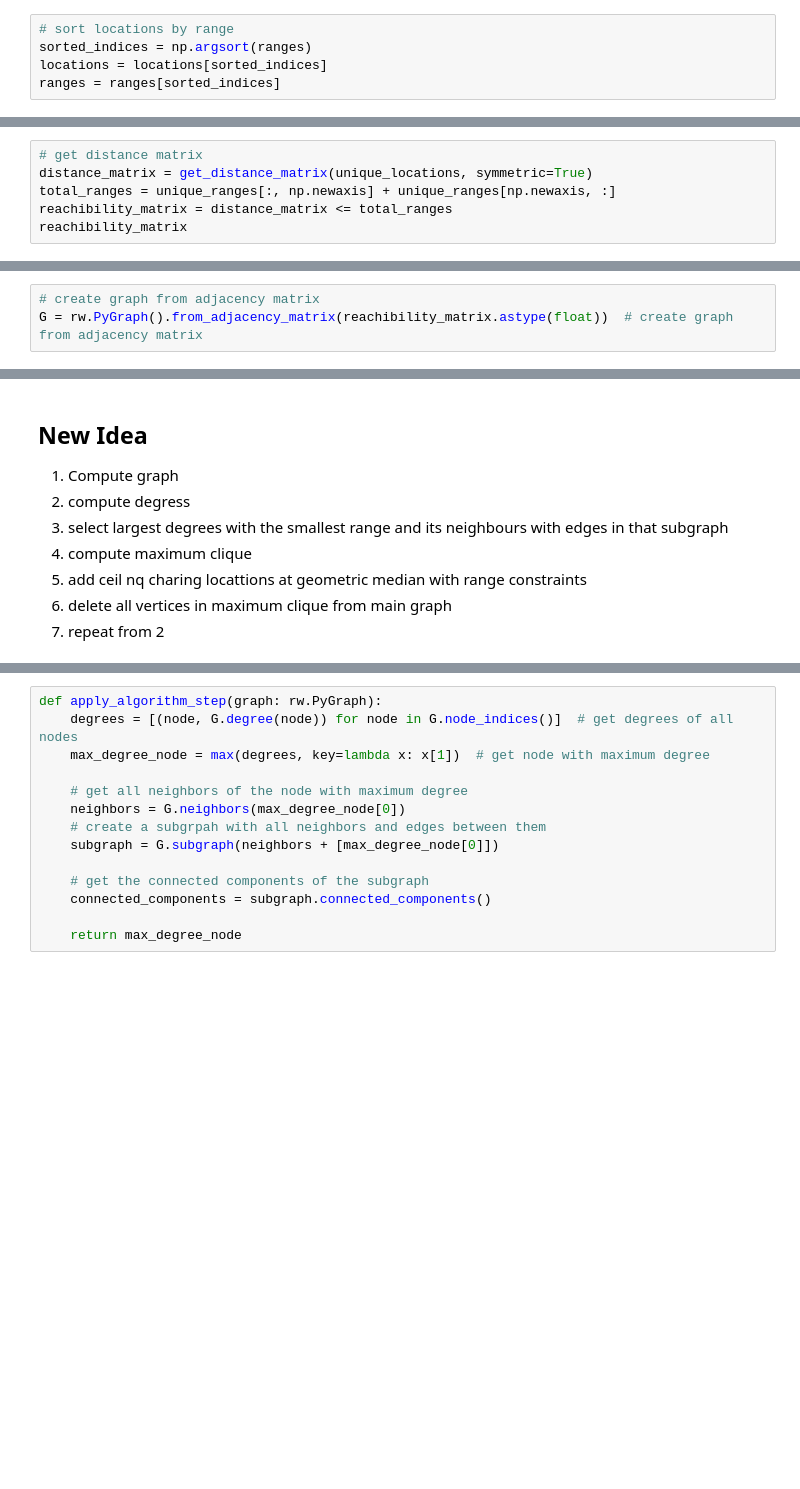
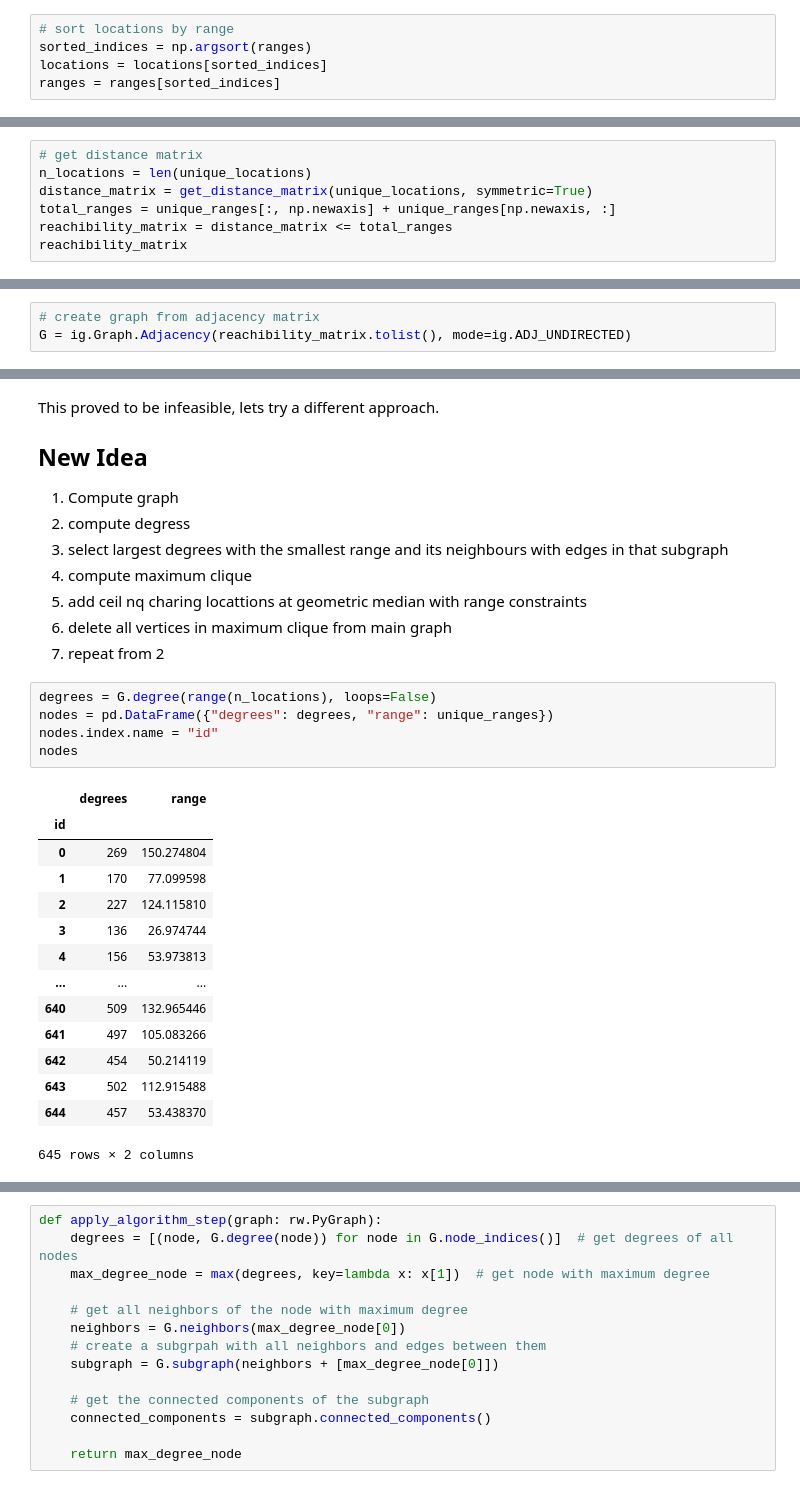
Before and after one commit to justuskilianwolff/ev-station-solver, a Jupyter notebook: test.ipynb, the cells around one changed output, grey strips where cells are left out. Drawn from its saved outputs; the diff is of its cells as text; blank space fills up the shorter version.

```diff
--- a/test.ipynb
+++ b/test.ipynb
@@ -80,6 +68,7 @@ unique_locations, unique_index = np.unique(locations, axis=0, return_index=True)
 unique_ranges = ranges[unique_index]
 # %%
 # get distance matrix
+n_locations = len(unique_locations)
 distance_matrix = get_distance_matrix(unique_locations, symmetric=True)
 total_ranges = unique_ranges[:, np.newaxis] + unique_ranges[np.newaxis, :]
 reachibility_matrix = distance_matrix <= total_ranges
@@ -95,3 +89,3 @@ array([[ True,  True,  True, ..., False, False, False],
 # %%
 # create graph from adjacency matrix
-G = rw.PyGraph().from_adjacency_matrix(reachibility_matrix.astype(float))  # create graph from adjacency matrix
+G = ig.Graph.Adjacency(reachibility_matrix.tolist(), mode=ig.ADJ_UNDIRECTED)
@@ -98,4 +99,6 @@ G = rw.PyGraph().from_adjacency_matrix(reachibility_matrix.astype(float))  # cre
 # %% [markdown]
+This proved to be infeasible, lets try a different approach.
+
 ## New Idea
 1. Compute graph
 2. compute degress
@@ -104,3 +107,23 @@ G = rw.PyGraph().from_adjacency_matrix(reachibility_matrix.astype(float))  # cre
 5. add ceil nq charing locattions at geometric median with range constraints
 6. delete all vertices in maximum clique from main graph
 7. repeat from 2
+# %%
+degrees = G.degree(range(n_locations), loops=False)
+nodes = pd.DataFrame({"degrees": degrees, "range": unique_ranges})
+nodes.index.name = "id"
+nodes
+# %% [output]
+|  | degrees | range |
+| id |  |  |
+| 0 | 269 | 150.274804 |
+| 1 | 170 | 77.099598 |
+| 2 | 227 | 124.115810 |
+| 3 | 136 | 26.974744 |
+| 4 | 156 | 53.973813 |
+| ... | ... | ... |
+| 640 | 509 | 132.965446 |
+| 641 | 497 | 105.083266 |
+| 642 | 454 | 50.214119 |
+| 643 | 502 | 112.915488 |
+| 644 | 457 | 53.438370 |
+645 rows × 2 columns
```
Also changed, not shown: parts of 17 cells of this notebook, 3 other files.
